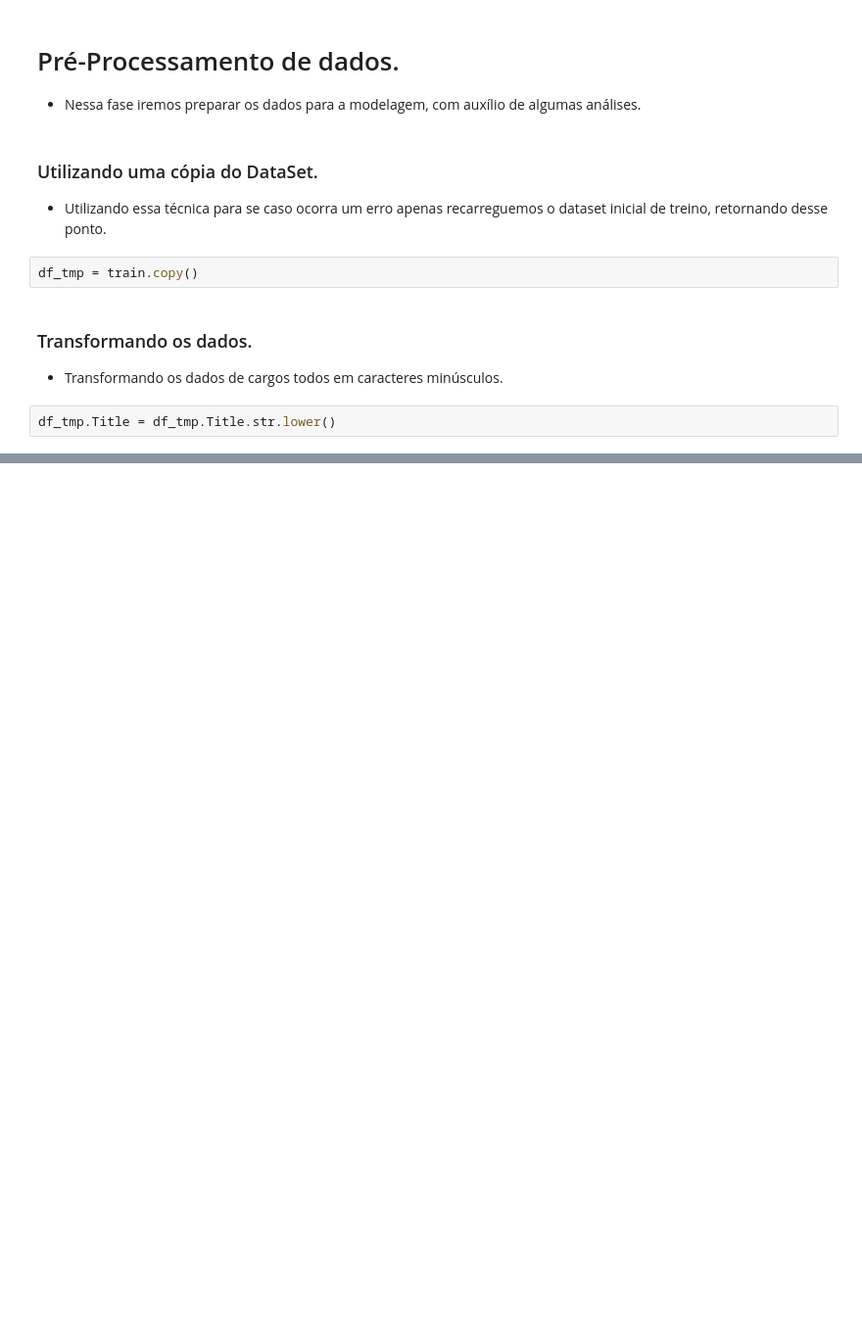
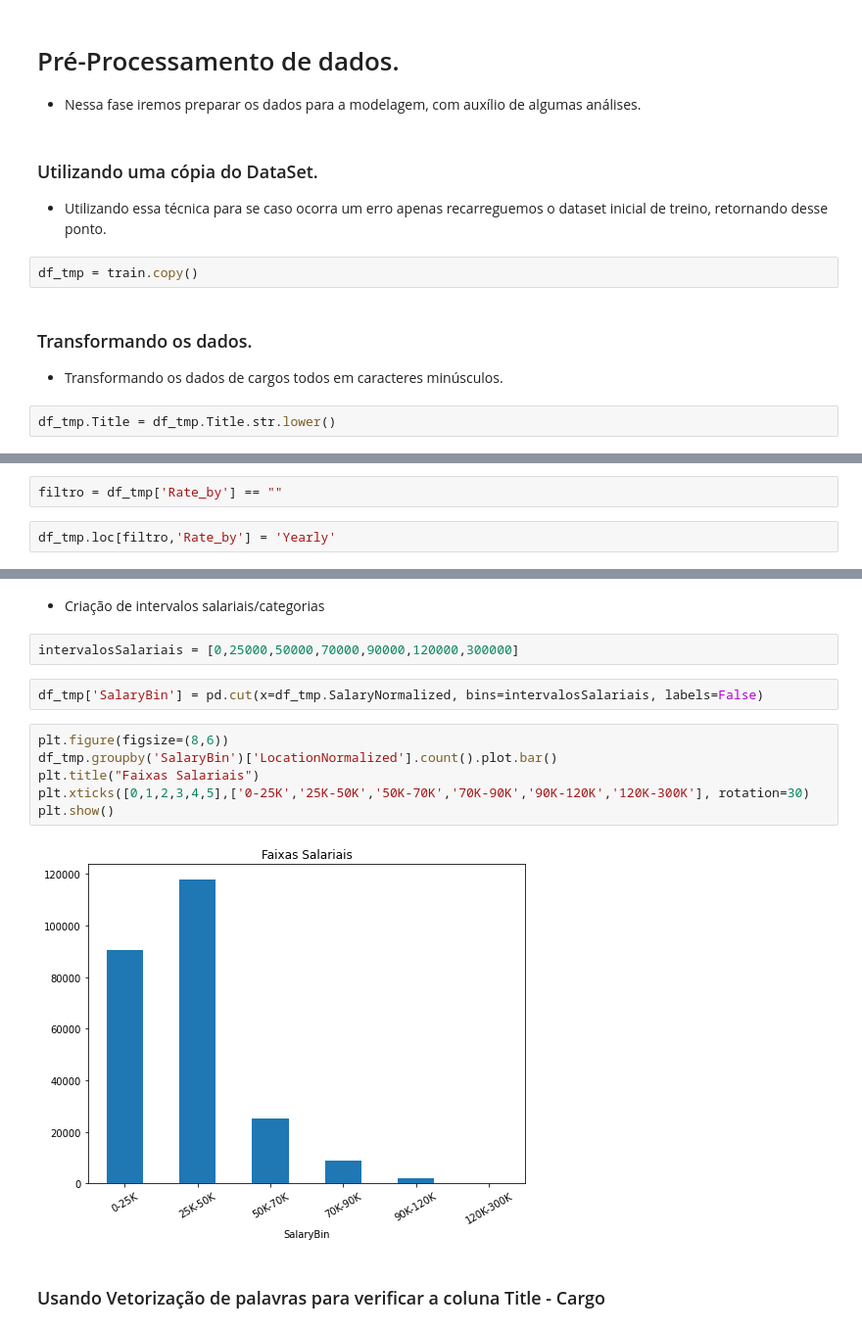
Before and after one commit to NophaieViscente/PredictSalary, a Jupyter notebook: PredictSalary_RegressionProblemExample.ipynb, the cells around one changed output, grey strips where cells are left out. Shown: that part at 98% size. Saved outputs shown, nothing was run; the diff lists cells and outputs as text; blank space fills up the shorter version.

Commit message:
Criação de Características e Limpeza de Dados

```diff
--- a/PredictSalary_RegressionProblemExample.ipynb
+++ b/PredictSalary_RegressionProblemExample.ipynb
@@ -203,0 +261,4 @@ df_tmp.Title = df_tmp.Title.str.lower()
+# %%
+filtro = df_tmp['Rate_by'] == ""
+# %%
+df_tmp.loc[filtro,'Rate_by'] = 'Yearly'
@@ -203,0 +276,16 @@ df_tmp.Title = df_tmp.Title.str.lower()
+# %% [markdown]
+* Criação de intervalos salariais/categorias
+# %%
+intervalosSalariais = [0,25000,50000,70000,90000,120000,300000]
+# %%
+df_tmp['SalaryBin'] = pd.cut(x=df_tmp.SalaryNormalized, bins=intervalosSalariais, labels=False)
+# %%
+plt.figure(figsize=(8,6))
+df_tmp.groupby('SalaryBin')['LocationNormalized'].count().plot.bar()
+plt.title("Faixas Salariais")
+plt.xticks([0,1,2,3,4,5],['0-25K','25K-50K','50K-70K','70K-90K','90K-120K','120K-300K'], rotation=30)
+plt.show()
+# %% [output]
+[figure, added]
+# %% [markdown]
+### Usando Vetorização de palavras para verificar a coluna Title - Cargo
```
Also changed, not shown: parts of 23 cells of this notebook.
